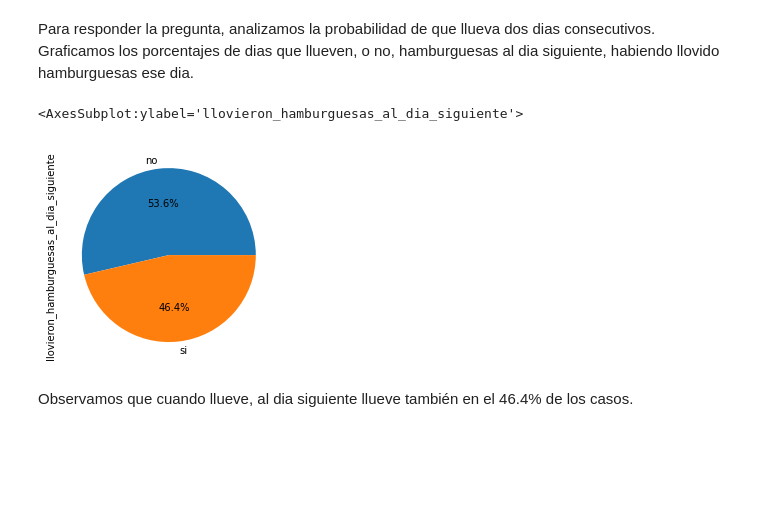
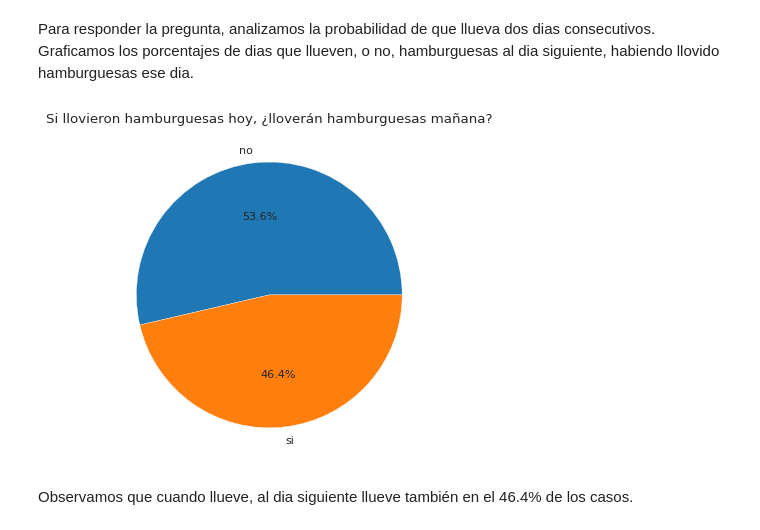
Before and after one commit to aflouret/lluvia-de-hamburguesas, a Jupyter notebook: tp.ipynb, the cells around one changed output. Saved outputs shown, nothing was run; the diff lists cells and outputs as text; code cells hidden in the pictures; blank space fills up the shorter version.

```diff
--- a/tp.ipynb
+++ b/tp.ipynb
@@ -148,10 +154,16 @@ df['llovieron_hamburguesas_al_dia_siguiente'].value_counts().plot(kind='pie', au
 # %% [markdown]
 Para responder la pregunta, analizamos la probabilidad de que llueva dos dias consecutivos. Graficamos los porcentajes de dias que llueven, o no, hamburguesas al dia siguiente, habiendo llovido hamburguesas ese dia.
 # %%
-df[df['llovieron_hamburguesas_hoy']=='si']['llovieron_hamburguesas_al_dia_siguiente'].value_counts().plot(kind='pie', autopct='%1.1f%%')
+plt.figure(dpi=80)
+df[df['llovieron_hamburguesas_hoy']=='si']['llovieron_hamburguesas_al_dia_siguiente'].value_counts().plot(
+    kind='pie',
+    autopct='%1.1f%%',
+    ylabel='',
+    title='Si llovieron hamburguesas hoy, ¿lloverán hamburguesas mañana?'
+)
+plt.show()
 # %% [output]
-<AxesSubplot:ylabel='llovieron_hamburguesas_al_dia_siguiente'>
-[figure, old version]
+[figure, new version]
 # %% [markdown]
 Observamos que cuando llueve, al dia siguiente llueve también en el 46.4% de los casos.
 # %% [markdown]
```
Also changed, not shown: parts of 58 cells of this notebook.
